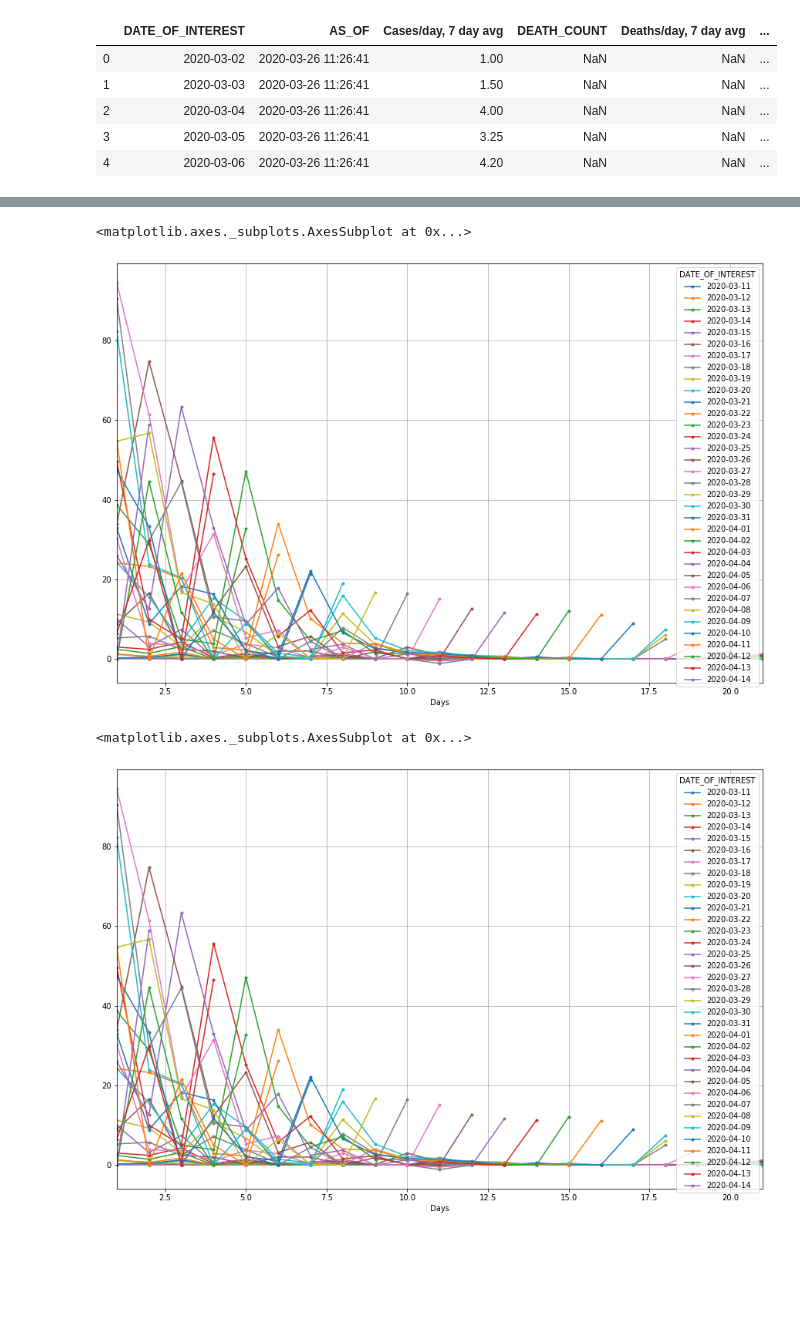
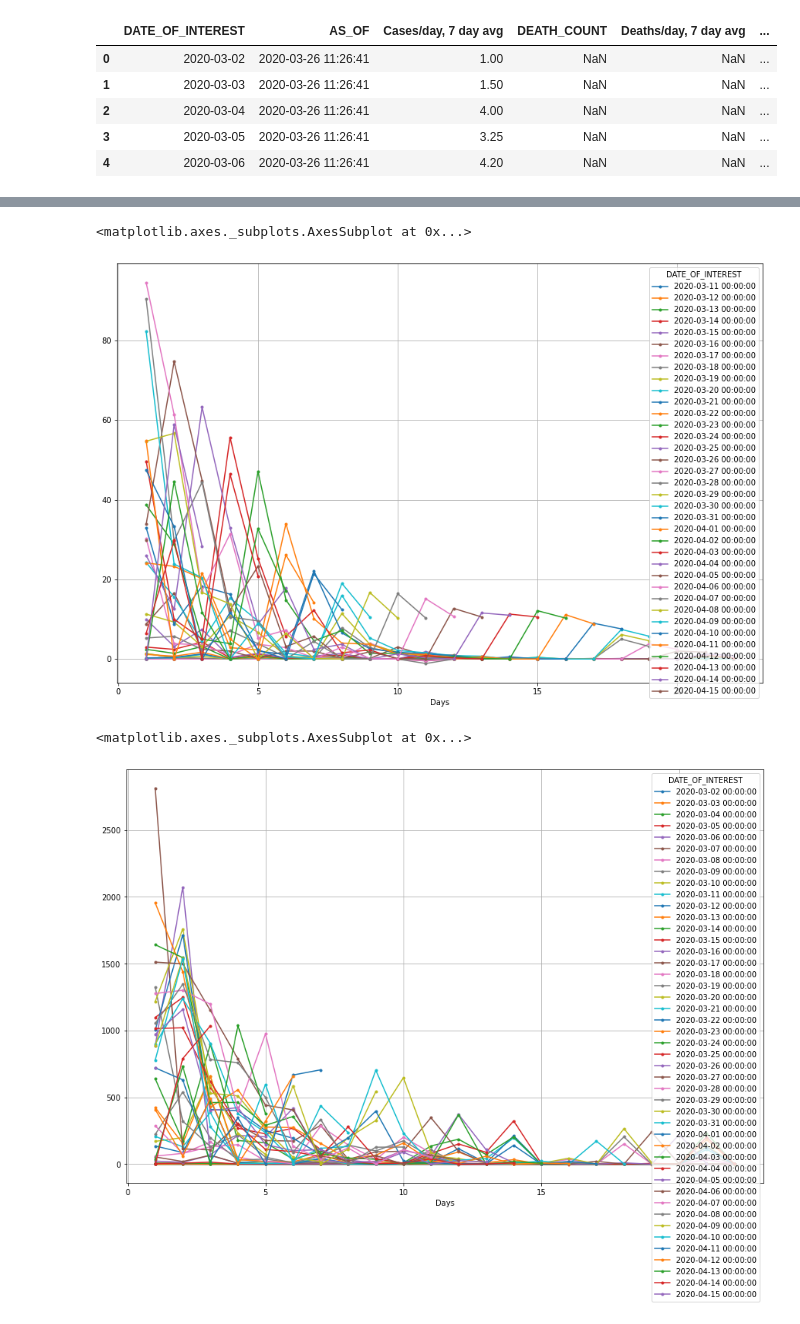
Before and after one commit to nychealth/coronavirus-data, a Jupyter notebook: Notebooks/Analysis.ipynb, the cells around one changed output, grey strips where cells are left out. Drawn from its saved outputs; the diff is of its cells as text; code cells hidden in the pictures; blank space fills up the shorter version.

```diff
--- a/Notebooks/Analysis.ipynb
+++ b/Notebooks/Analysis.ipynb
@@ -41,5 +41,7 @@ Text(0.5, 1.0, 'Cases/day, 7 day average')
 # %%
 hdat = pd.read_csv("../history.csv")
+hdat["DATE_OF_INTEREST"] = pd.to_datetime(hdat["DATE_OF_INTEREST"])
+hdat["AS_OF"] = pd.to_datetime(hdat["AS_OF"])
 # %%
 hdat.head()
 # %% [output]
@@ -130,14 +93,14 @@ fig, ax = plt.subplots(figsize=(15,10))
 d2.plot(style=".-", ax=ax)
 # %% [output]
 <matplotlib.axes._subplots.AxesSubplot at 0x...>
-[figure, old version]
+[figure, new version]
 # %%
 d3 = df.pivot_table(index="Days",
                    columns="DATE_OF_INTEREST",
                    values="NEW_COVID_CASE_COUNT")
 # %%
 fig, ax = plt.subplots(figsize=(15,10))
-d2.plot(style=".-", ax=ax)
+d3.plot(style=".-", ax=ax)
 # %% [output]
 <matplotlib.axes._subplots.AxesSubplot at 0x...>
-[figure, old version]
+[figure, new version]
```
Also changed, not shown: parts of 13 cells of this notebook, 1 other file.
